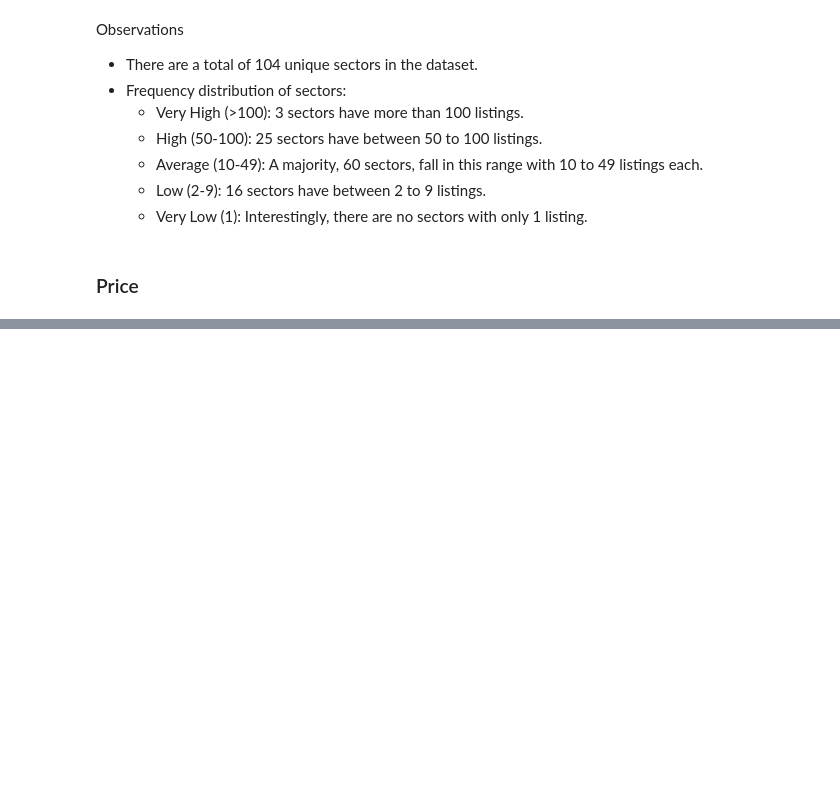
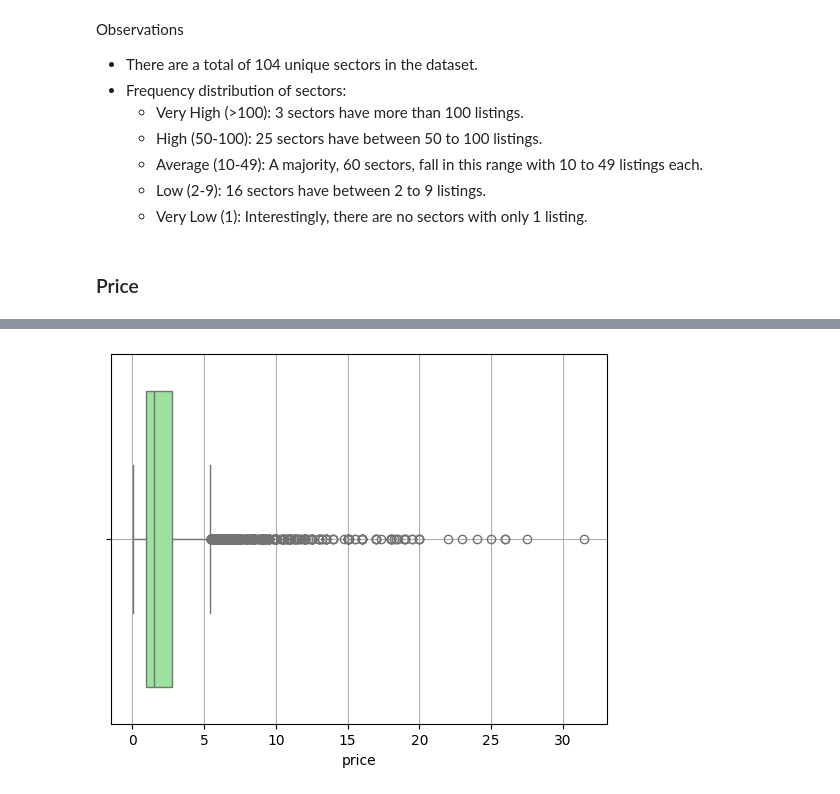
Before and after one commit to Apurba1903/Machine_Learning_Based_Real_Estate_System, a Jupyter notebook: EDA/univariate-analysis.ipynb, the cells around one changed output, grey strips where cells are left out. Saved outputs shown, nothing was run; the diff lists cells and outputs as text; code cells hidden in the pictures; blank space fills up the shorter version.

```diff
--- a/EDA/univariate-analysis.ipynb
+++ b/EDA/univariate-analysis.ipynb
@@ -190,0 +212,5 @@ Observations
+# %%
+sns.boxplot(x = df['price'], color='lightgreen')
+plt.grid()
+# %% [output]
+[figure, added]
```
Also changed, not shown: parts of 7 cells of this notebook.
